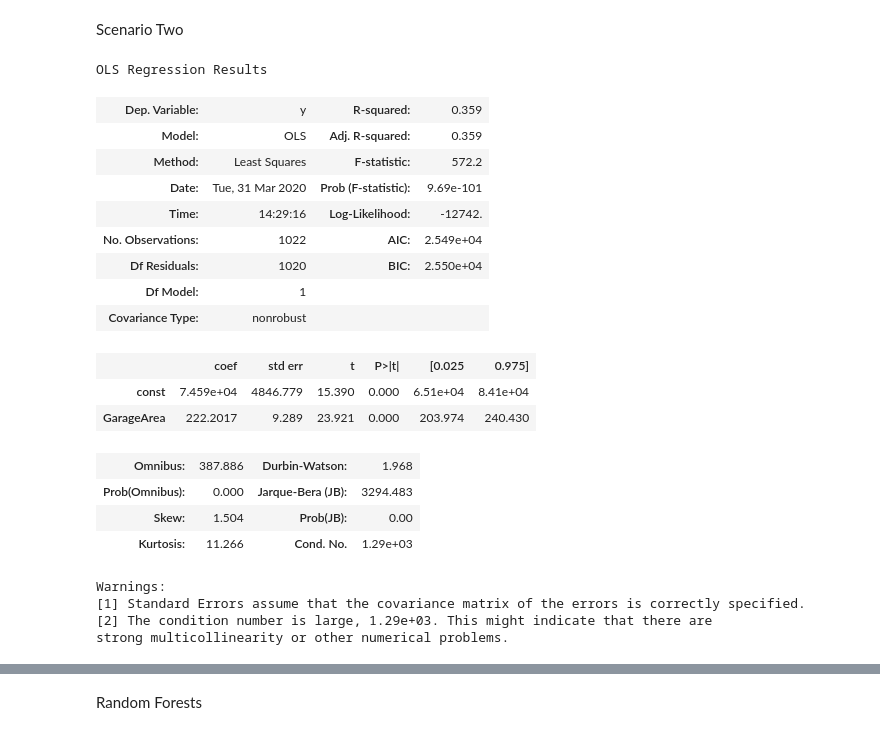
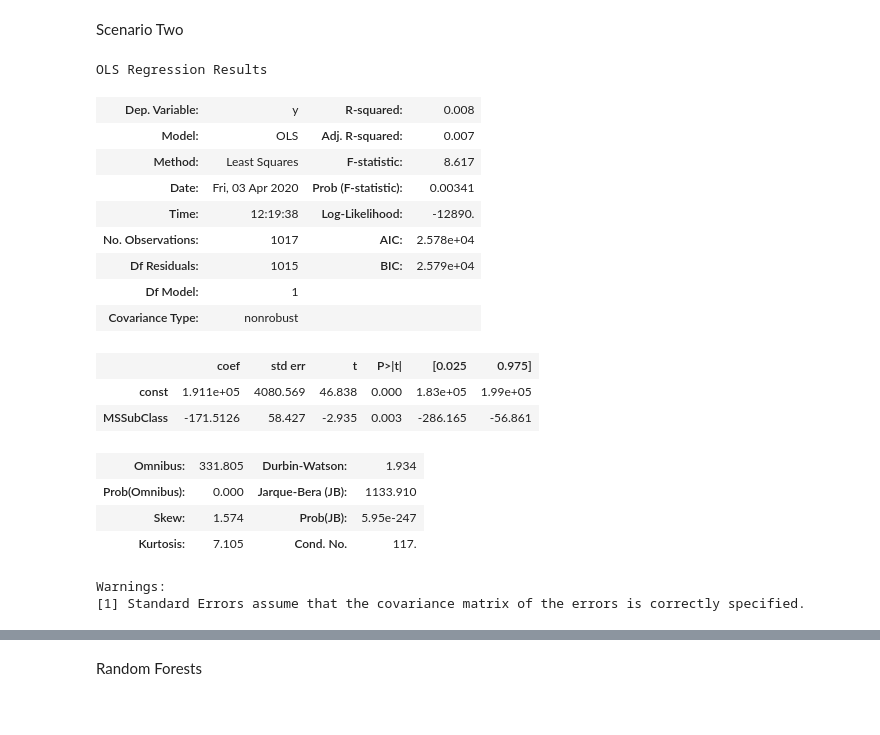
Before and after one commit to malcolmRite/House-Price-Predictions, a Jupyter notebook: Housing Prices Code.ipynb, the cells around one changed output, grey strips where cells are left out. Drawn from its saved outputs; the diff is of its cells as text; code cells hidden in the pictures.

```diff
--- a/Housing Prices Code.ipynb
+++ b/Housing Prices Code.ipynb
@@ -32,0 +100,5 @@ train_set.head()
+# %%
+largeLotArea = []
+largeLotArea = (tooLarge(train_set["LotArea"]))
+printMatches(train_set, largeLotArea)
+train_set = train_set.drop(largeLotArea)
@@ -37,3 +115,3 @@ sum(train_set["MSSubClass"].isna())
 # %%
-
 X = train_set.drop(['Id'], axis=1)
+Y = train_set["SalePrice"]
@@ -49,4 +118,2 @@ Name: SalePrice, dtype: int64
 # %%
-train, test, train_labels, test_labels = train_test_split(X,
-                                         Y,
-                                         test_size = 0.3,)
+train, test, train_labels, test_labels = train_test_split(X, Y, test_size = 0.30)
@@ -57,7 +124,7 @@ train_labels = np.array(train_labels)
 # %% [markdown]
 Scenario One: All Variables
 # %%
-features = ['LotArea', 'OverallQual', 'BedroomAbvGr', 'TotRmsAbvGrd', 'GarageArea']
+features = ['LotArea', 'OverallQual', 'BedroomAbvGr', 'TotRmsAbvGrd', 'GarageArea', 'MSSubClass']
 
 X1 = sm.add_constant(train[features])
 reg = sm.OLS(train_labels, X1).fit()
@@ -92,29 +160,27 @@ strong multicollinearity or other numerical problems.
 # %% [markdown]
 Scenario Two
 # %%
-X1 = sm.add_constant((train[['GarageArea']]))
+X1 = sm.add_constant((train[['MSSubClass']]))
 reg = sm.OLS(train_labels, X1).fit()
 
 reg.summary()
 # %% [output]
 OLS Regression Results
-| Dep. Variable: | y | R-squared: | 0.359 |
-| Model: | OLS | Adj. R-squared: | 0.359 |
-| Method: | Least Squares | F-statistic: | 572.2 |
-| Date: | Tue, 31 Mar 2020 | Prob (F-statistic): | 9.69e-101 |
-| Time: | 14:29:16 | Log-Likelihood: | -12742. |
-| No. Observations: | 1022 | AIC: | 2.549e+04 |
-| Df Residuals: | 1020 | BIC: | 2.550e+04 |
+| Dep. Variable: | y | R-squared: | 0.008 |
+| Model: | OLS | Adj. R-squared: | 0.007 |
+| Method: | Least Squares | F-statistic: | 8.617 |
+| Date: | Fri, 03 Apr 2020 | Prob (F-statistic): | 0.00341 |
+| Time: | 12:19:38 | Log-Likelihood: | -12890. |
+| No. Observations: | 1017 | AIC: | 2.578e+04 |
+| Df Residuals: | 1015 | BIC: | 2.579e+04 |
 | Df Model: | 1 |  |  |
 | Covariance Type: | nonrobust |  |  |
 |  | coef | std err | t | P>|t| | [0.025 | 0.975] |
-| const | 7.459e+04 | 4846.779 | 15.390 | 0.000 | 6.51e+04 | 8.41e+04 |
-| GarageArea | 222.2017 | 9.289 | 23.921 | 0.000 | 203.974 | 240.430 |
+| const | 1.911e+05 | 4080.569 | 46.838 | 0.000 | 1.83e+05 | 1.99e+05 |
+| MSSubClass | -171.5126 | 58.427 | -2.935 | 0.003 | -286.165 | -56.861 |
-| Omnibus: | 387.886 | Durbin-Watson: | 1.968 |
-| Prob(Omnibus): | 0.000 | Jarque-Bera (JB): | 3294.483 |
-| Skew: | 1.504 | Prob(JB): | 0.00 |
-| Kurtosis: | 11.266 | Cond. No. | 1.29e+03 |
+| Omnibus: | 331.805 | Durbin-Watson: | 1.934 |
+| Prob(Omnibus): | 0.000 | Jarque-Bera (JB): | 1133.910 |
+| Skew: | 1.574 | Prob(JB): | 5.95e-247 |
+| Kurtosis: | 7.105 | Cond. No. | 117. |
 Warnings:
 [1] Standard Errors assume that the covariance matrix of the errors is correctly specified.
-[2] The condition number is large, 1.29e+03. This might indicate that there are
-strong multicollinearity or other numerical problems.
```
Also changed, not shown: parts of 22 cells of this notebook.
